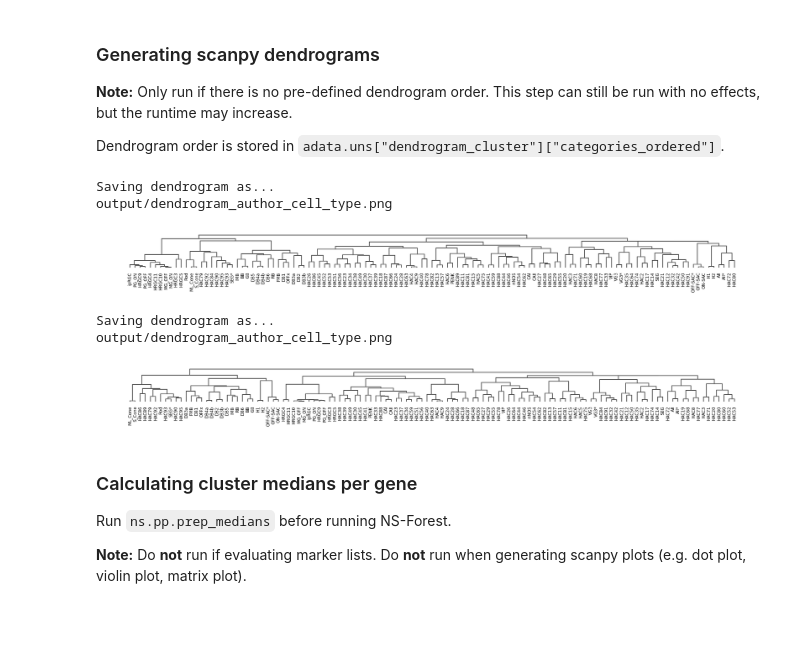
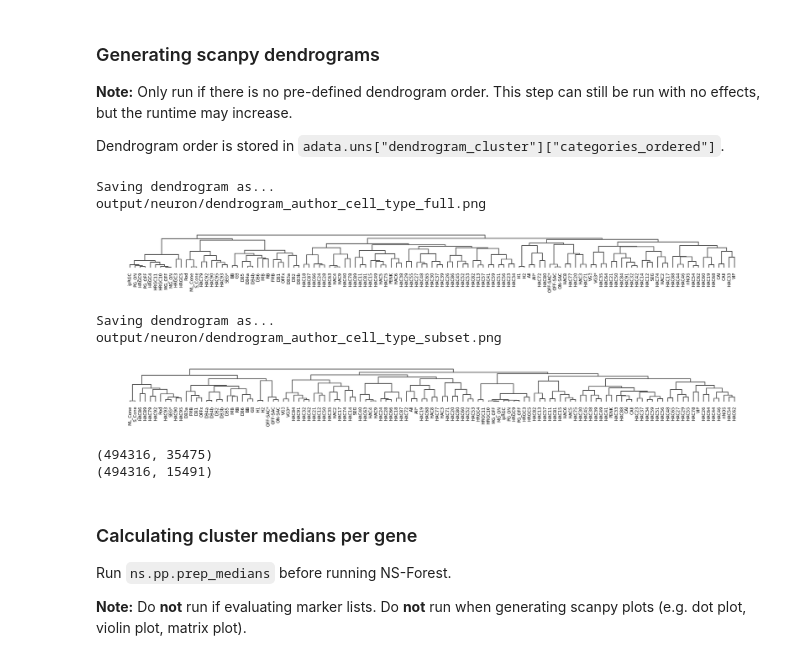
Before and after one commit to svikbecker/NSForest-ncRNA, a Jupyter notebook: beckersv_neural/retina/retina_script_neuron.ipynb, the cells around one changed output. Drawn from its saved outputs; the diff is of its cells as text; code cells hidden in the pictures; blank space fills up the shorter version.

```diff
--- a/beckersv_neural/retina/retina_script_neuron.ipynb
+++ b/beckersv_neural/retina/retina_script_neuron.ipynb
@@ -29,13 +29,13 @@ code_folder = "/Users/vbecker/NSForest-ncRNA/beckersv_neural/retina" # path to t
 sys.path.insert(0, os.path.abspath(code_folder))
 
 data_folder = "data/" # path to folder containing the input data file (.h5ad format)
-file = data_folder + "data_retina_neuron.h5ad"
+file = data_folder + "data_retina_ds_neuron.h5ad"
 
 output_folder = "output/neuron/"
 
-to_downsample = True # True if you want to downsample the dataset to a specific number of cells,
+to_downsample = False # True if you want to downsample the dataset to a specific number of cells,
                      # False otherwise
 
-to_downsample_n = 20000 # Number of cells to downsample each cluster to, if to_downsample is True
+to_downsample_n = None # Number of cells to downsample each cluster to, if to_downsample is True
 
 seed = 0 # random seed for reproducibility
@@ -60,6 +44,6 @@ values = {
 # %% [markdown]
 ### Loading AnnData file
 # %%
-adata_raw = sc.read_h5ad(file, backed = "r")
+adata_raw = sc.read_h5ad(file)
 adata_raw
 # %% [output]
@@ -226,23 +242,30 @@ Dendrogram order is stored in `adata.uns["dendrogram_cluster"]["categories_order
 # %%
 # full adata
 if not adata.obsm or "X_pca" not in adata.obsm:
     sc.pp.pca(adata, random_state=seed)
 
-ns.pp.dendrogram(adata, cluster_header, save = True, output_folder = output_folder, outputfilename_suffix = cluster_header)
+ns.pp.dendrogram(adata, cluster_header, save = True, output_folder = output_folder, outputfilename_suffix = f"{cluster_header}_full")
 # %% [output]
 Saving dendrogram as...
-output/dendrogram_author_cell_type.png
+output/neuron/dendrogram_author_cell_type_full.png
-[figure, old version]
+[figure, new version]
 # %%
 # subset adata
 if not adata_subset.obsm or "X_pca" not in adata_subset.obsm:
     sc.pp.pca(adata_subset, random_state=seed)
 
-ns.pp.dendrogram(adata_subset, cluster_header, save = True, output_folder = output_folder, outputfilename_suffix = cluster_header)
+ns.pp.dendrogram(adata_subset, cluster_header, save = True, output_folder = output_folder, outputfilename_suffix =  f"{cluster_header}_subset")
 # %% [output]
 Saving dendrogram as...
-output/dendrogram_author_cell_type.png
+output/neuron/dendrogram_author_cell_type_subset.png
-[figure, old version]
+[figure, new version]
+# %%
+# DEBUGGING
+print(adata.shape)
+print(adata_subset.shape)
+# %% [output]
+(494316, 35475)
+(494316, 15491)
 # %% [markdown]
 ### Calculating cluster medians per gene
 
```
Also changed, not shown: parts of 16 cells of this notebook, 15 other files.
